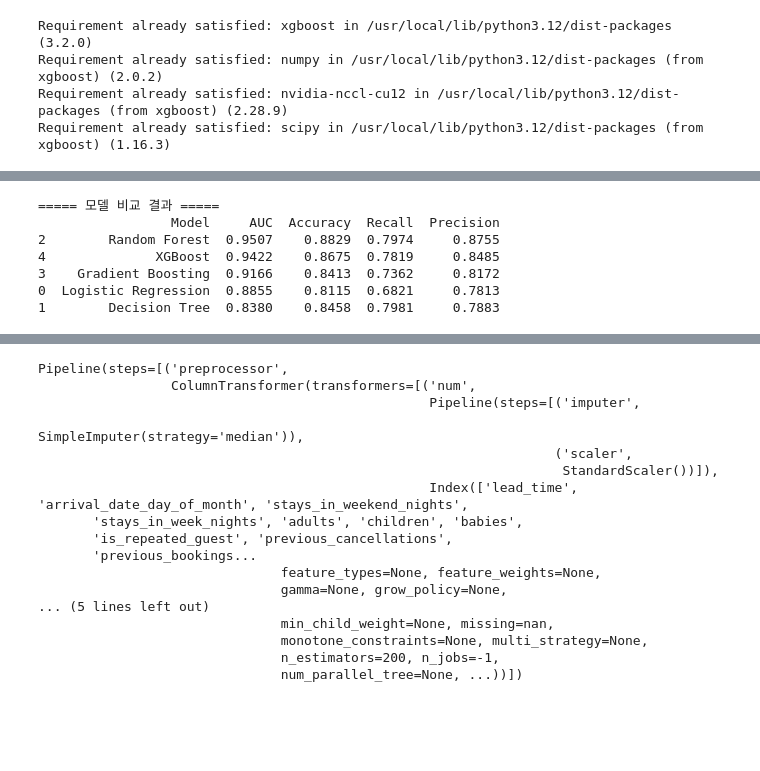
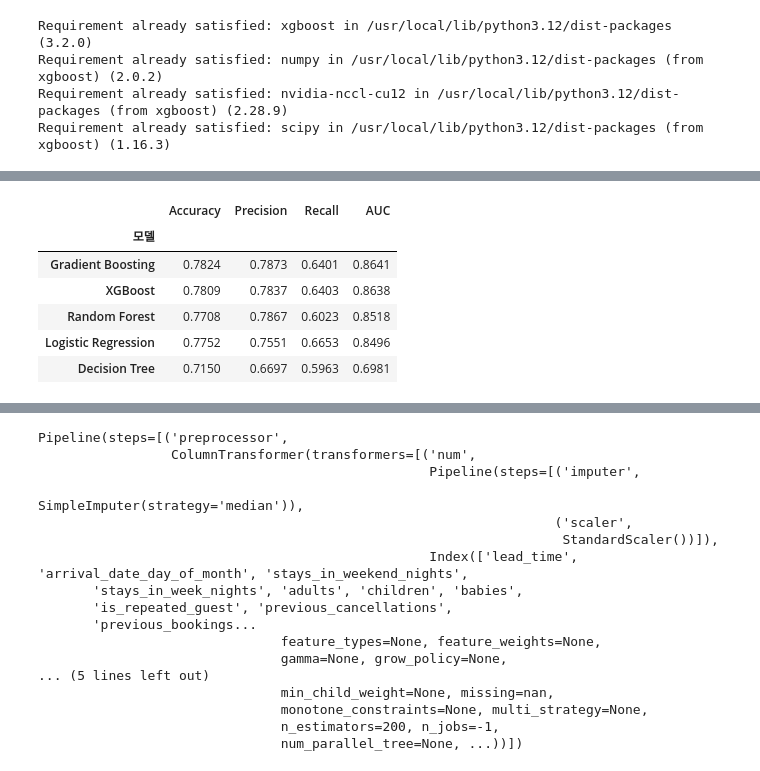
Before and after one commit to SKNETWORKS-FAMILY-AICAMP/SKN31-2nd-3Team, a Jupyter notebook: model&preprocessing/Preprocessing_hotel_dataset.ipynb, the cells around one changed output, grey strips where cells are left out. Drawn from its saved outputs; the diff is of its cells as text; code cells hidden in the pictures; blank space fills up the shorter version.

```diff
--- a/model&preprocessing/Preprocessing_hotel_dataset.ipynb
+++ b/model&preprocessing/Preprocessing_hotel_dataset.ipynb
@@ -432,22 +373,32 @@ AUC: 0.9422
-# %%
-# 9. 결과 정리
-
-result_df = pd.DataFrame(results)
-# AUC 기준으로 정렬
-result_df = result_df.sort_values(
-    by="AUC",
-    ascending=False
-)
-print("\n===== 모델 비교 결과 =====")
-print(result_df)
-# %% [output]
-===== 모델 비교 결과 =====
-                 Model     AUC  Accuracy  Recall  Precision
-2        Random Forest  0.9507    0.8829  0.7974     0.8755
-4              XGBoost  0.9422    0.8675  0.7819     0.8485
-3    Gradient Boosting  0.9166    0.8413  0.7362     0.8172
-0  Logistic Regression  0.8855    0.8115  0.6821     0.7813
-1        Decision Tree  0.8380    0.8458  0.7981     0.7883
+# %%
+from sklearn.metrics import accuracy_score, precision_score, recall_score, roc_auc_score
+import pandas as pd
+
+results = []
+#base model 평가
+for name, model in models.items():
+    model.fit(X_train, y_train)
+    y_pred  = model.predict(X_test)
+    y_proba = model.predict_proba(X_test)[:, 1]
+
+    results.append({
+        '모델':      name,
+        'Accuracy':  round(accuracy_score(y_test, y_pred), 4),
+        'Precision': round(precision_score(y_test, y_pred), 4),
+        'Recall':    round(recall_score(y_test, y_pred), 4),
+        'AUC':       round(roc_auc_score(y_test, y_proba), 4),
+    })
+
+results_df = pd.DataFrame(results).set_index('모델')
+results_df.sort_values(by='AUC', ascending=False)
+# %% [output]
+|  | Accuracy | Precision | Recall | AUC |
+| 모델 |  |  |  |  |
+| Gradient Boosting | 0.7824 | 0.7873 | 0.6401 | 0.8641 |
+| XGBoost | 0.7809 | 0.7837 | 0.6403 | 0.8638 |
+| Random Forest | 0.7708 | 0.7867 | 0.6023 | 0.8518 |
+| Logistic Regression | 0.7752 | 0.7551 | 0.6653 | 0.8496 |
+| Decision Tree | 0.7150 | 0.6697 | 0.5963 | 0.6981 |
 # %%
 from sklearn.model_selection import GridSearchCV
 # 튜닝 대상 모델 2개 선정
```
Also changed, not shown: parts of 26 cells of this notebook, 6 other files.
